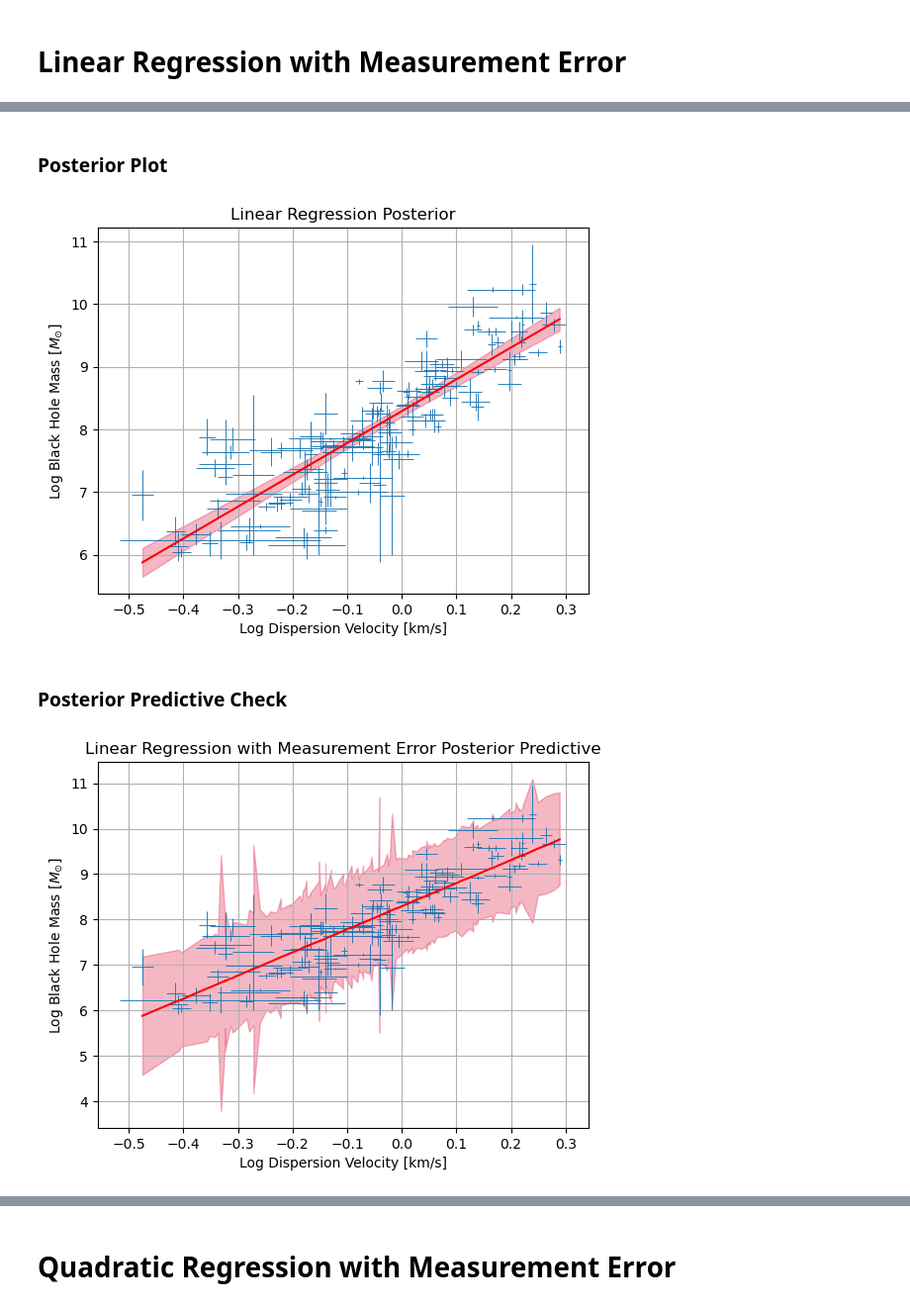
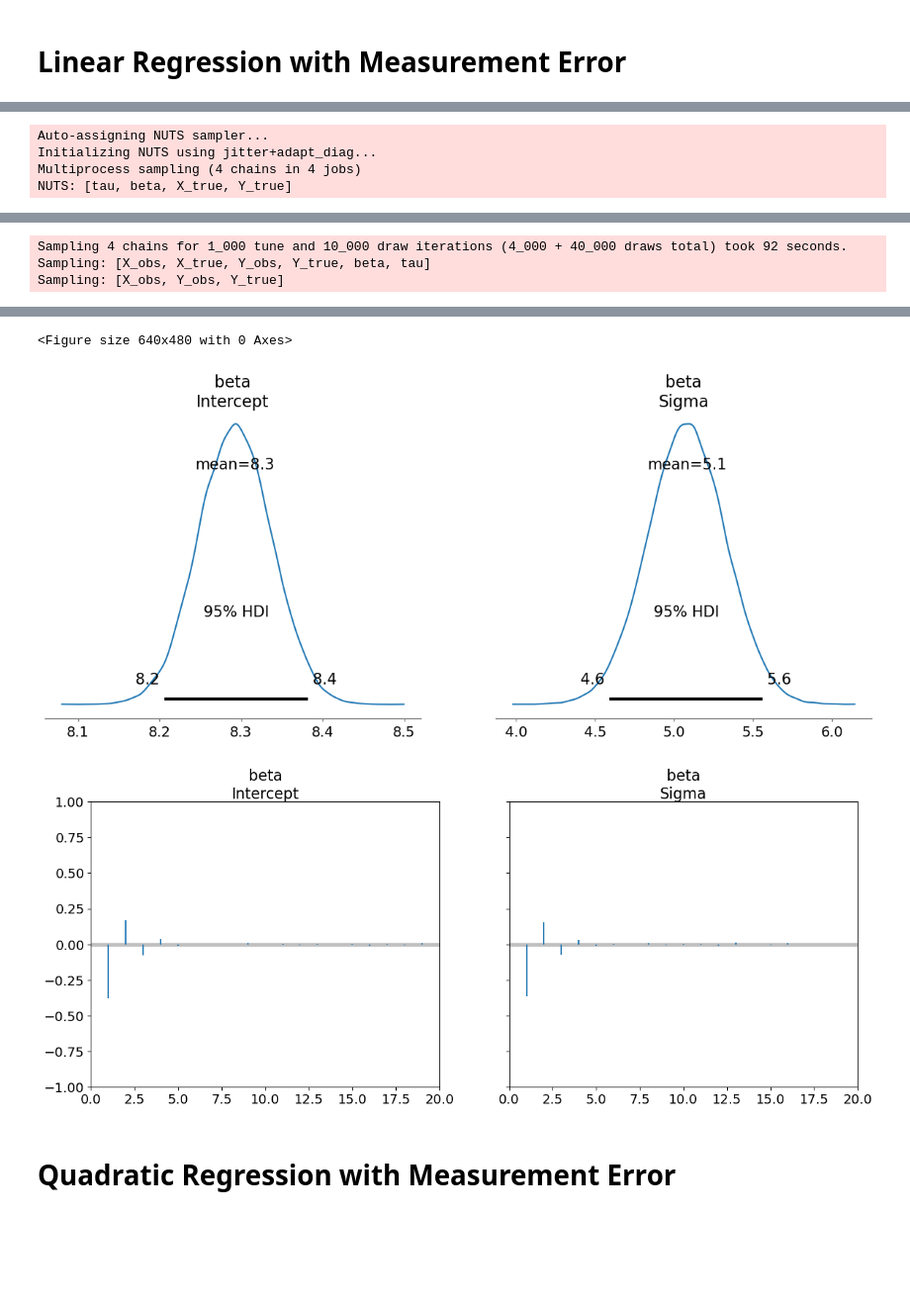
Before and after one commit to joh15016/AST-5731-Project-2, a Jupyter notebook: Research_Project_2.ipynb, the cells around one changed output, grey strips where cells are left out. Shown at 99% size. Cells and saved outputs as stored; diff of their text form; code cells hidden in the pictures; blank space fills up the shorter version.

```diff
--- a/Research_Project_2.ipynb
+++ b/Research_Project_2.ipynb
@@ -10,5 +12,5 @@ rng = np.random.default_rng(5731)
 # %%
-# Load in dataset and set up new columns
+# Load in dataset and sort by dispersion velocity
 data = pd.read_csv('zaw_table_4.csv').sort_values(by=['sigma'])
 
 # Divide by factor of 200 to scale velocity dispersion according to paper
@@ -41,8 +43,8 @@ data['e_log_MassBH_lower'] = -np.log10(1 - data['e_MassBH']/data['MassBH'])
 data['e_log_MassBH'] = data[['e_log_MassBH_upper', 'e_log_MassBH_lower']].max(axis=1)
 
 # Set up response and error for linear model
-X = np.array(data[['Intercept', 'log_sigma']])
-X_err = np.array(data[['e_Intercept', 'e_log_sigma']])
+X_l = np.array(data[['Intercept', 'log_sigma']])
+X_l_err = np.array(data[['e_Intercept', 'e_log_sigma']])
 
 # Set up response and error for quadratic model
 X_q = np.array(data[['Intercept', 'log_sigma', 'log_sigma^2']])
@@ -237,7 +70,8 @@ plt.show()
 # %% [markdown]
 # Linear Regression with Measurement Error
 # %%
-def me_linear_regression(X, Y, X_std, Y_std, c=1e-3, d=1e-3, e=0.5, f=0.5, samples=10000, draws=50):
+# Bayesian linear regression model incorporating measurement error
+def linear_regression(X, Y, X_std, Y_std, c=1e-3, d=1e-3, e=0.5, f=0.5, samples=10000, draws=50):
     coords = {
         'galaxy': range(X.shape[0]),
         'parameters': ['Intercept', 'Sigma'],
@@ -298,48 +94,17 @@ plt.show()
-# %% [markdown]
-### Posterior Plot
-# %%
-# Calculate quantiles for posterior black hole mass data
-Y_mean = np.quantile(me_l_trace.posterior.mu.values, 0.50, axis=(0, 1))
-Y_lower = np.quantile(me_l_trace.posterior.mu.values, 0.025, axis=(0, 1))
-Y_upper = np.quantile(me_l_trace.posterior.mu.values, 0.975, axis=(0, 1))
-
-plt.figure()
-plt.errorbar(data['log_sigma'], data['log_MassBH'], data['e_log_MassBH'],
-             data['e_log_sigma'], fmt='none', elinewidth=0.66)
-plt.plot(data['log_sigma'], Y_mean, color='red', label='Best-fit Line')
-plt.fill_between(data['log_sigma'], Y_lower, Y_upper, color='crimson', alpha=0.3, label="95% Credible Region")
-plt.title('Linear Regression Posterior')
-plt.xlabel(r'Log Dispersion Velocity [km/s]')
-plt.ylabel(r'Log Black Hole Mass [$M_{\odot}$]')
-plt.grid()
-plt.show()
-# %% [output]
-[figure, removed]
-# %% [markdown]
-### Posterior Predictive Check
-# %%
-# Calculate quantiles for posterior predictive velocity dispersion data
-X_mean = np.quantile(me_l_post_pred.posterior_predictive.X_obs.values, 0.50, axis=(0, 1))[:, 1]
-X_lower = np.quantile(me_l_post_pred.posterior_predictive.X_obs.values, 0.025, axis=(0, 1))[:, 1]
-X_upper = np.quantile(me_l_post_pred.posterior_predictive.X_obs.values, 0.975, axis=(0, 1))[:, 1]
-
-# Calculate quantiles for posterior predictive black hole mass data
-Y_mean = np.quantile(me_l_post_pred.posterior_predictive.Y_obs.values, 0.50, axis=(0, 1))
-Y_lower = np.quantile(me_l_post_pred.posterior_predictive.Y_obs.values, 0.025, axis=(0, 1))
-Y_upper = np.quantile(me_l_post_pred.posterior_predictive.Y_obs.values, 0.975, axis=(0, 1))
-
-plt.figure()
-plt.errorbar(data['log_sigma'], data['log_MassBH'], data['e_log_MassBH'],
-             data['e_log_sigma'], fmt='none', elinewidth=0.66)
-plt.plot(X_mean, Y_mean, color='red', label='Best-fit Line')
-plt.fill_between(X_mean, Y_lower, Y_upper, color='crimson', alpha=0.3, label="95% Credible Region")
-# plt.fill_between(np.sort(X_lower), Y_lower[np.argsort(X_lower)], Y_upper[np.argsort(X_lower)], color='crimson', alpha=0.3, label="95% Credible Region")
-# plt.fill_between(np.sort(X_upper), Y_lower[np.argsort(X_upper)], Y_upper[np.argsort(X_upper)], color='crimson', alpha=0.3, label="95% Credible Region")
-# plt.fill_betweenx(np.sort(Y_mean), X_lower[np.argsort(Y_mean)], X_upper[np.argsort(Y_mean)], color='crimson', alpha=0.3, label="95% Credible Region")
-plt.title('Linear Regression with Measurement Error Posterior Predictive')
-plt.xlabel(r'Log Dispersion Velocity [km/s]')
-plt.ylabel(r'Log Black Hole Mass [$M_{\odot}$]')
-plt.grid()
-plt.show()
-# %% [output]
-[figure, removed]
+# %%
+# Apply the linear regression model for standard reference priors
+l_trace, l_prior_pred, l_post_pred = linear_regression(X_l, Y, X_l_err, Y_err)
+
+# Show table of results for the linear regression model
+pm.summary(l_trace)
+
+# Plot beta posterior distributions and autocorrelations
+plt.figure()
+az.plot_posterior(l_trace, var_names='beta', hdi_prob=0.95)
+az.plot_autocorr(l_trace, var_names='beta', max_lag=20, combined=True)
+plt.show()
+# %% [output]
+Auto-assigning NUTS sampler...
+Initializing NUTS using jitter+adapt_diag...
+Multiprocess sampling (4 chains in 4 jobs)
+NUTS: [tau, beta, X_true, Y_true]
@@ -345,0 +114,3 @@ plt.show()
+Sampling 4 chains for 1_000 tune and 10_000 draw iterations (4_000 + 40_000 draws total) took 92 seconds.
+Sampling: [X_obs, X_true, Y_obs, Y_true, beta, tau]
+Sampling: [X_obs, Y_obs, Y_true]
@@ -346,3 +120,6 @@ plt.show()
+<Figure size 640x480 with 0 Axes>
+[figure, added]
+[figure, added]
 # %% [markdown]
 # Quadratic Regression with Measurement Error
 # %%
```
Also changed, not shown: parts of 44 cells of this notebook.
